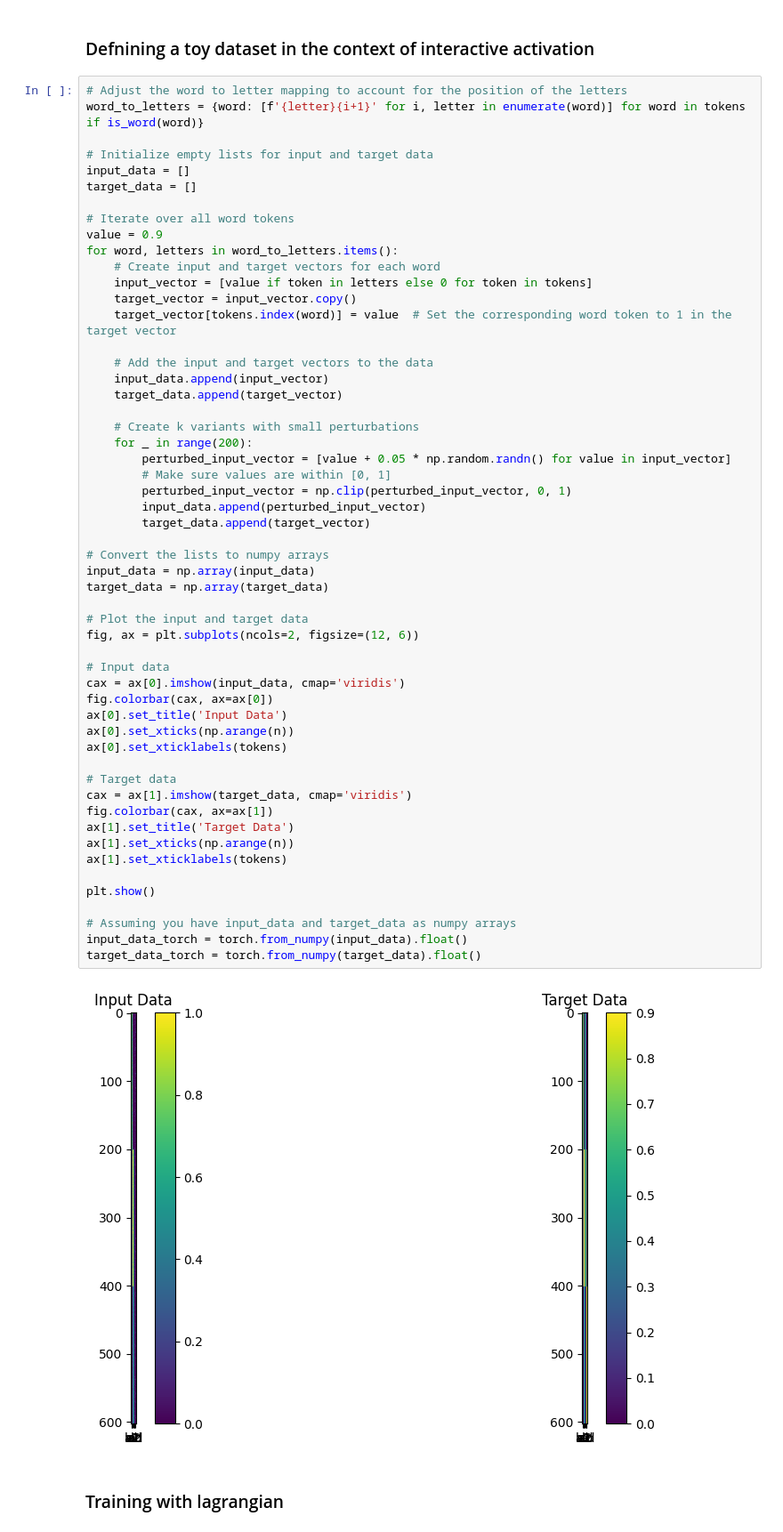
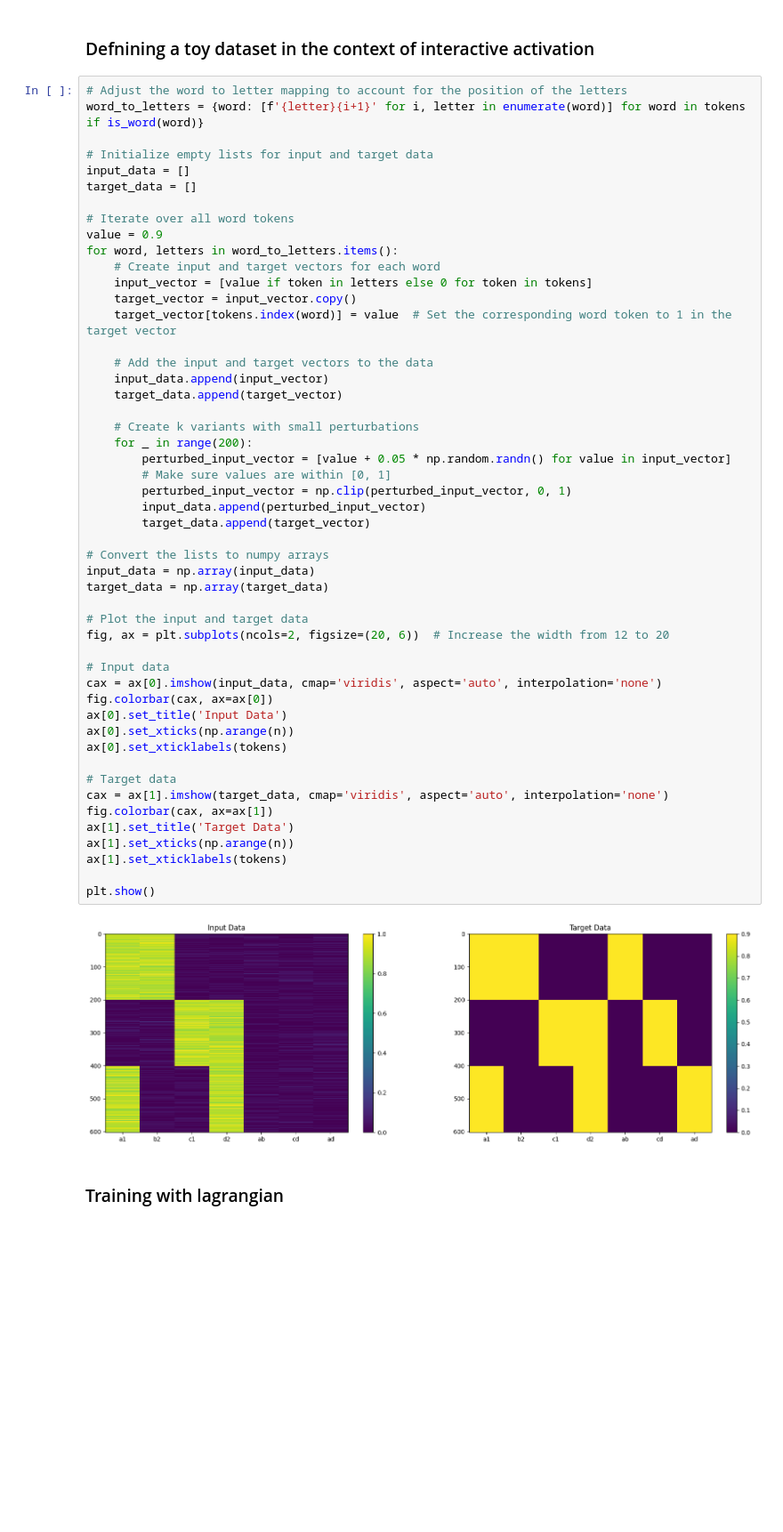
Before and after one commit to THANNAGA/Lagrangian, a Jupyter notebook: GLV_bounded_lagrangian.ipynb, the cells around one changed output. Shown at 89% size. Drawn from its saved outputs; the diff is of its cells as text; blank space fills up the shorter version.

```diff
--- a/GLV_bounded_lagrangian.ipynb
+++ b/GLV_bounded_lagrangian.ipynb
@@ -230,41 +230,37 @@ for word, letters in word_to_letters.items():
     target_data.append(target_vector)
 
     # Create k variants with small perturbations
     for _ in range(200):
         perturbed_input_vector = [value + 0.05 * np.random.randn() for value in input_vector]
         # Make sure values are within [0, 1]
         perturbed_input_vector = np.clip(perturbed_input_vector, 0, 1)
         input_data.append(perturbed_input_vector)
         target_data.append(target_vector)
 
 # Convert the lists to numpy arrays
 input_data = np.array(input_data)
 target_data = np.array(target_data)
 
 # Plot the input and target data
-fig, ax = plt.subplots(ncols=2, figsize=(12, 6))
+fig, ax = plt.subplots(ncols=2, figsize=(20, 6))  # Increase the width from 12 to 20
 
 # Input data
-cax = ax[0].imshow(input_data, cmap='viridis')
+cax = ax[0].imshow(input_data, cmap='viridis', aspect='auto', interpolation='none')
 fig.colorbar(cax, ax=ax[0])
 ax[0].set_title('Input Data')
 ax[0].set_xticks(np.arange(n))
 ax[0].set_xticklabels(tokens)
 
 # Target data
-cax = ax[1].imshow(target_data, cmap='viridis')
+cax = ax[1].imshow(target_data, cmap='viridis', aspect='auto', interpolation='none')
 fig.colorbar(cax, ax=ax[1])
 ax[1].set_title('Target Data')
 ax[1].set_xticks(np.arange(n))
 ax[1].set_xticklabels(tokens)
 
 plt.show()
-
-# Assuming you have input_data and target_data as numpy arrays
-input_data_torch = torch.from_numpy(input_data).float()
-target_data_torch = torch.from_numpy(target_data).float()
 # %% [output]
-[figure, old version]
+[figure, new version]
 # %% [markdown]
 ### Training with lagrangian
 # %%
```
Also changed, not shown: parts of 11 cells of this notebook.
